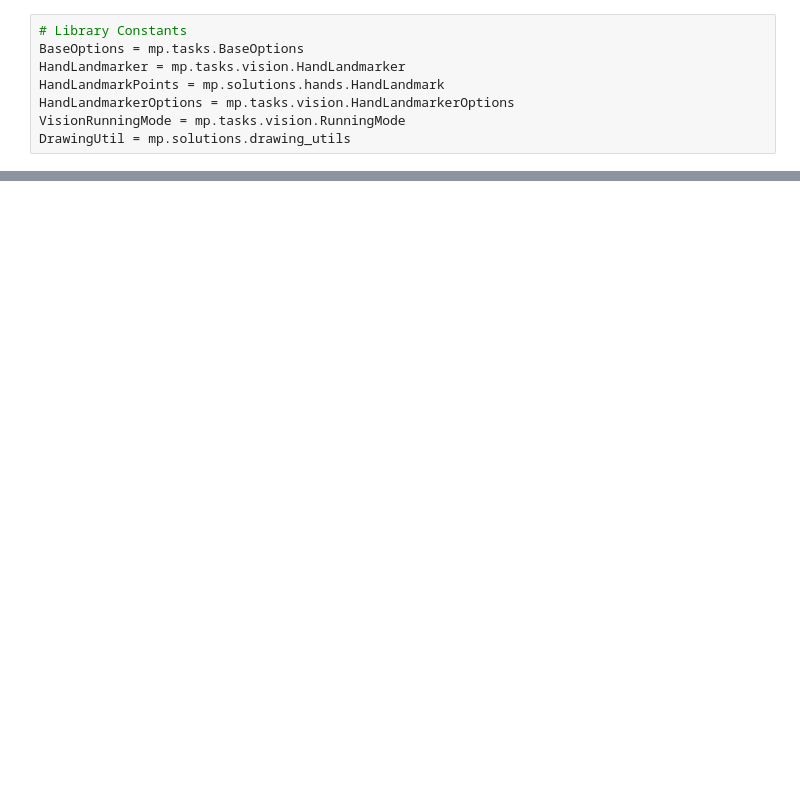
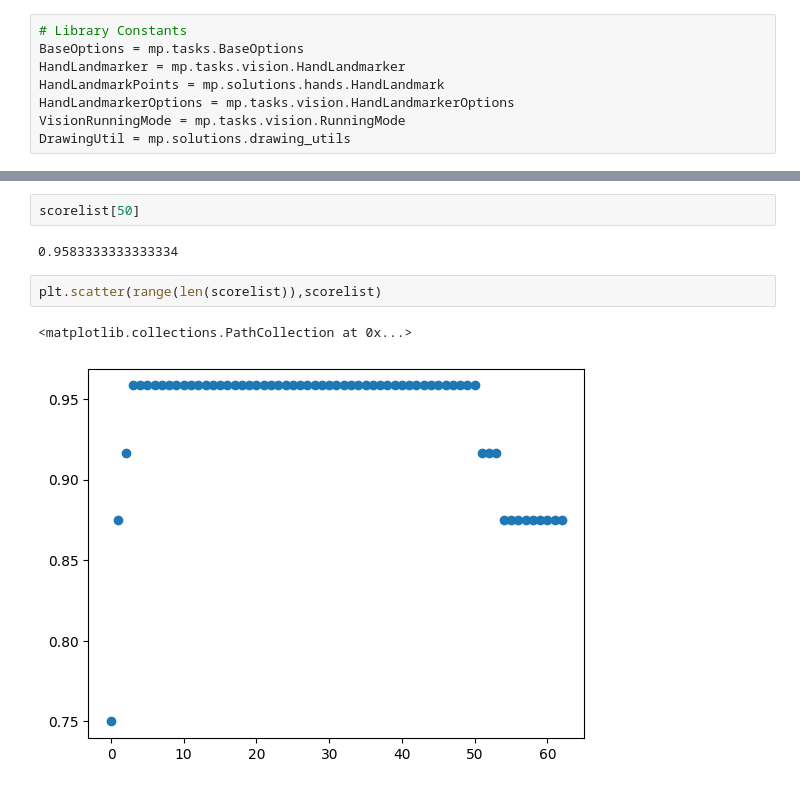
Before and after one commit to ericlfeng/ASL_Recognition, a Jupyter notebook: data_cleaning.ipynb, the cells around one changed output, grey strips where cells are left out. Cells and saved outputs as stored; diff of their text form; blank space fills up the shorter version.

```diff
--- a/data_cleaning.ipynb
+++ b/data_cleaning.ipynb
@@ -97,0 +284,9 @@ Nothing Here
+# %%
+scorelist[50]
+# %% [output]
+0.9583333333333334
+# %%
+plt.scatter(range(len(scorelist)),scorelist)
+# %% [output]
+<matplotlib.collections.PathCollection at 0x...>
+[figure, added]
```
Also changed, not shown: parts of 12 cells of this notebook, 4 other files.
